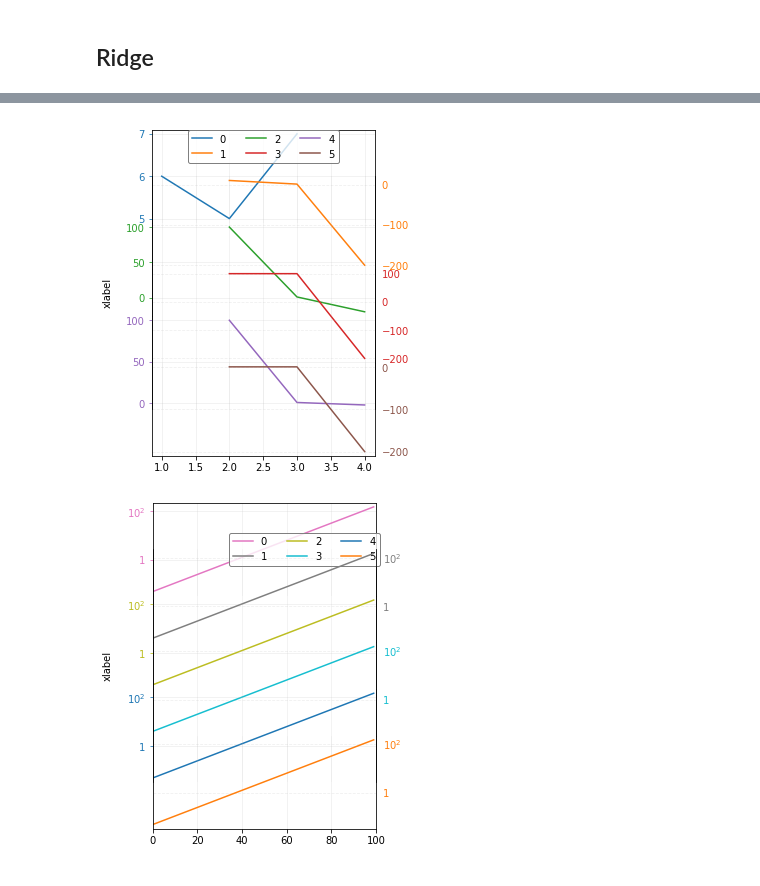
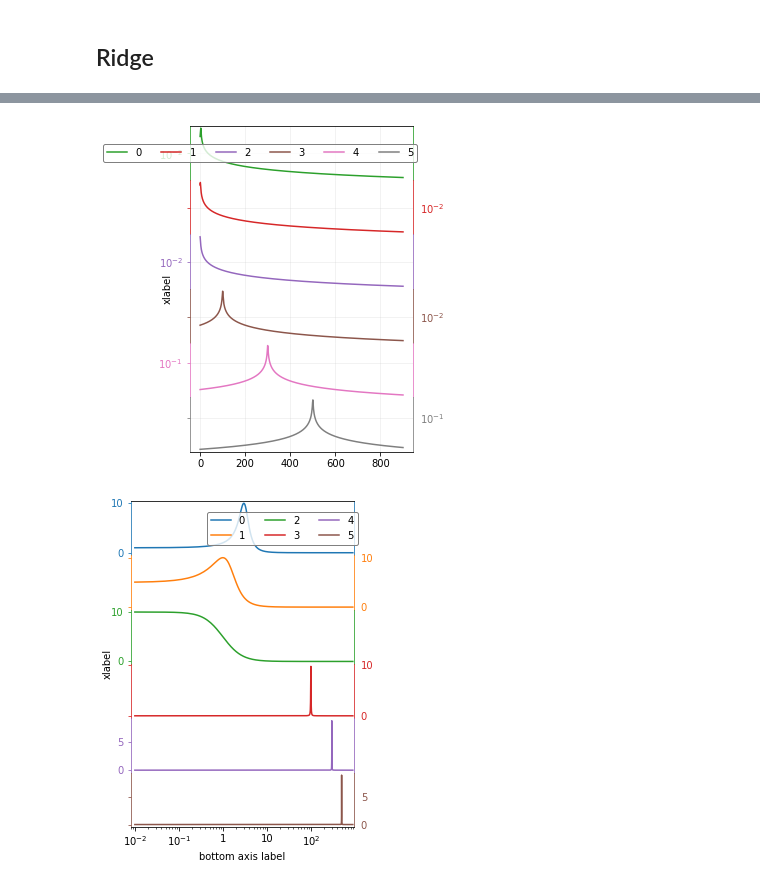
Before and after one commit to engeir/plt-sane, a Jupyter notebook: examples/example.ipynb, the cells around one changed output, grey strips where cells are left out. Cells and saved outputs as stored; diff of their text form; code cells hidden in the pictures.

Commit message:
:books: Better examples for ridge

```diff
--- a/examples/example.ipynb
+++ b/examples/example.ipynb
@@ -75,3 +75,13 @@ plt.show()
 [figure]
 # %% [markdown]
 ## Ridge
+# %%
+x = np.linspace(1e-1, 3e1, 1000) ** 2
+
+def func(x, s):
+    return 10 / ((x - s) ** 2 + 1)
+
+dt = [func(x, 3), func(x, 1), func(x, 0), func(x, 100), func(x, 300), func(x, 500)]
+dta = [(x, a) for a in dt]
+
+lab = [f"{i}" for i in range(6)]
@@ -78,40 +99,28 @@ plt.show()
 # %%
-data = [
-    (np.array([1, 2, 3]), np.array([6, 5, 7])),
-    (np.array([2, 3, 4]), np.array([10, 1, -200])),
-    (np.array([2, 3, 4]), np.array([100, 1, -20])),
-    (np.array([2, 3, 4]), np.array([100, 100, -200])),
-    (np.array([2, 3, 4]), np.array([100, 1, -2])),
-    (np.array([2, 3, 4]), np.array([1, 1, -200])),
-]
-lab = [f"{i}" for i in range(6)]
-r = plastik.Ridge(data, "gsz", ylabel="xlabel")
+r = plastik.Ridge(dta, "gs", ylabel="xlabel")
 r.main()
 f = r.figure
 l = r.lines
 a = r.top_axes
 axs = r.all_axes
-# a.legend(l, lab)
-plastik.topside_legends(a, l, lab, side="top")
-# for ax in axs:
-#     plastik.log_tick_format(ax, which="both")
+a.legend(l, lab)
+plastik.topside_legends(a, l, c_max=6, side="right")
+for ax in axs:
+    plastik.log_tick_format(ax, which="y")
 plt.show()
 # %% [output]
-[figure, old version]
+[figure, new version]
 # %%
-a = np.exp(np.linspace(-3, 5, 100))
-data = [a, a, a, a, a, a]
-lab = [f"{i}" for i in range(6)]
-r = plastik.Ridge(data, "gsz", ylabel="xlabel")
+r = plastik.Ridge(dta, "s", xlabel="bottom axis label", ylabel="xlabel", pltype="semilogx")
 r.main()
 f = r.figure
 l = r.lines
 a = r.top_axes
 axs = r.all_axes
 a.legend(l, lab)
-plastik.topside_legends(a, l, side="right")
+plastik.topside_legends(a, l, c_max=5, side="right")
 for ax in axs:
-    plastik.log_tick_format(ax, which="y")
+    plastik.log_tick_format(ax, which="x")
 plt.show()
 # %% [output]
-[figure, old version]
+[figure, new version]
```
Also changed, not shown: parts of 2 cells of this notebook, 1 other file.
